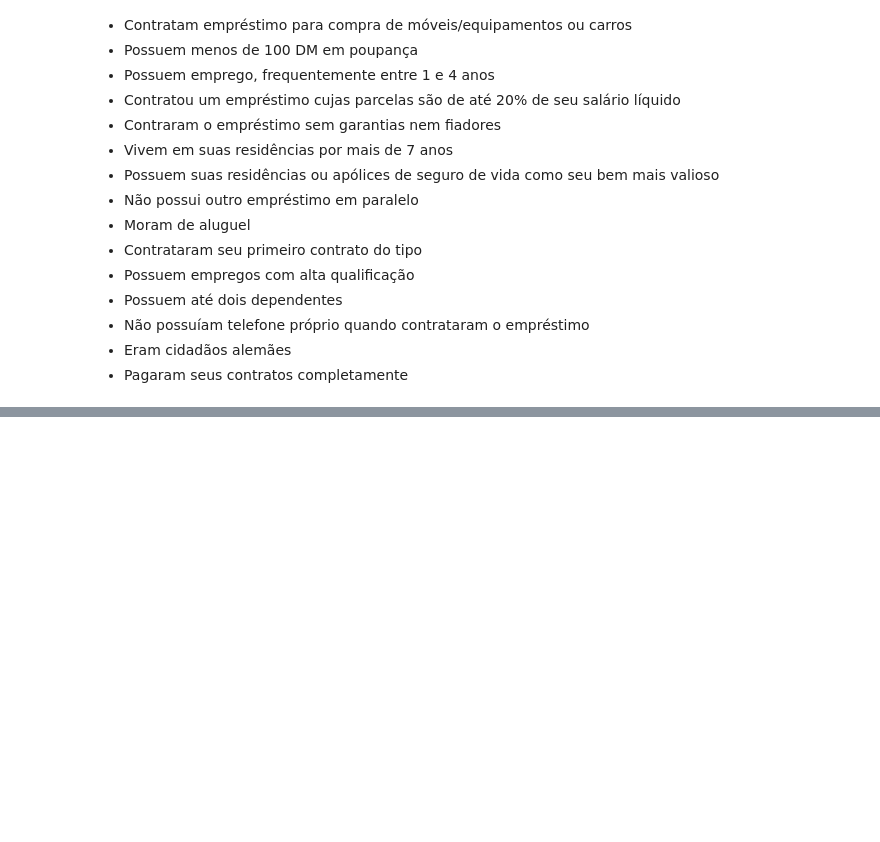
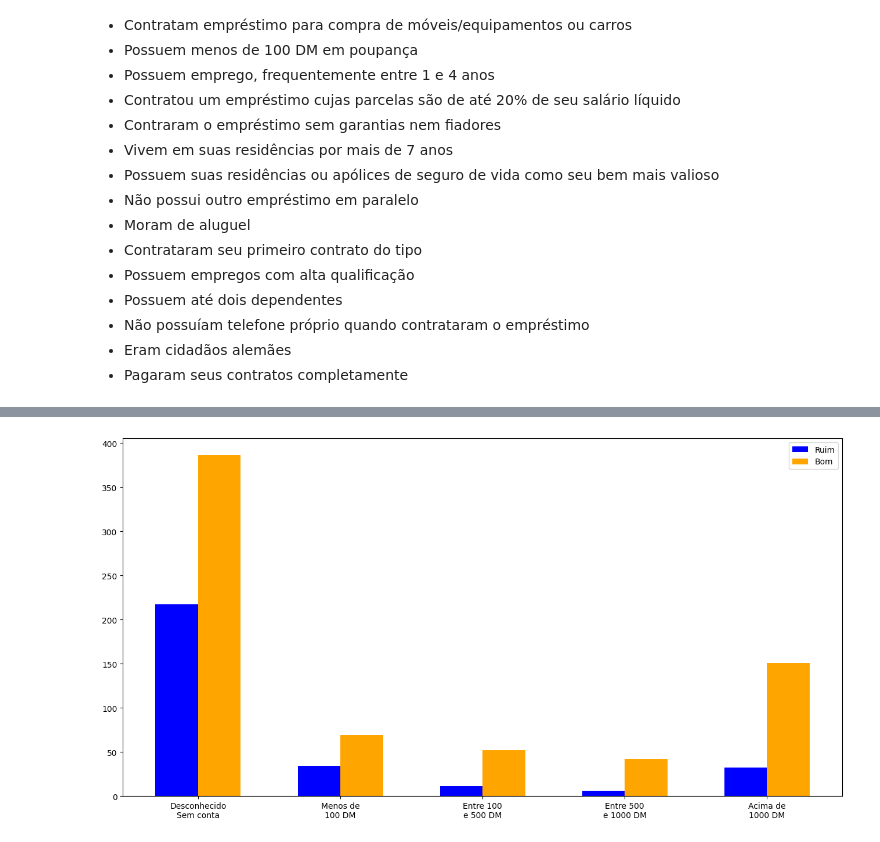
Before and after one commit to rbeni/south-german-credit, a Jupyter notebook: eda.ipynb, the cells around one changed output, grey strips where cells are left out. Saved outputs shown, nothing was run; the diff lists cells and outputs as text; code cells hidden in the pictures; blank space fills up the shorter version.

```diff
--- a/eda.ipynb
+++ b/eda.ipynb
@@ -514,0 +577,18 @@ Os clientes geralmente:
+# %%
+x_values = np.sort(df['sparkont'].unique())
+bad_credit = []
+good_credit = []
+
+for i in x_values:
+    bad_credit.append(df[(df['sparkont'] == i) & (df['kredit'] == 0)]['kredit'].count())
+    good_credit.append(df[(df['sparkont'] == i) & (df['kredit'] == 1)]['kredit'].count())
+
+width = 0.3
+plt.bar(x_values-(width/2), bad_credit, width, color='blue')
+plt.bar(x_values+(width/2), good_credit, width, color='orange')
+
+plt.xticks(x_values, ['Desconhecido\nSem conta', 'Menos de\n100 DM', 'Entre 100\ne 500 DM', 'Entre 500\ne 1000 DM', 'Acima de\n1000 DM'])
+plt.legend(["Ruim", "Bom"])
+plt.show()
+# %% [output]
+[figure, added]
```
Also changed, not shown: parts of 19 cells of this notebook.
